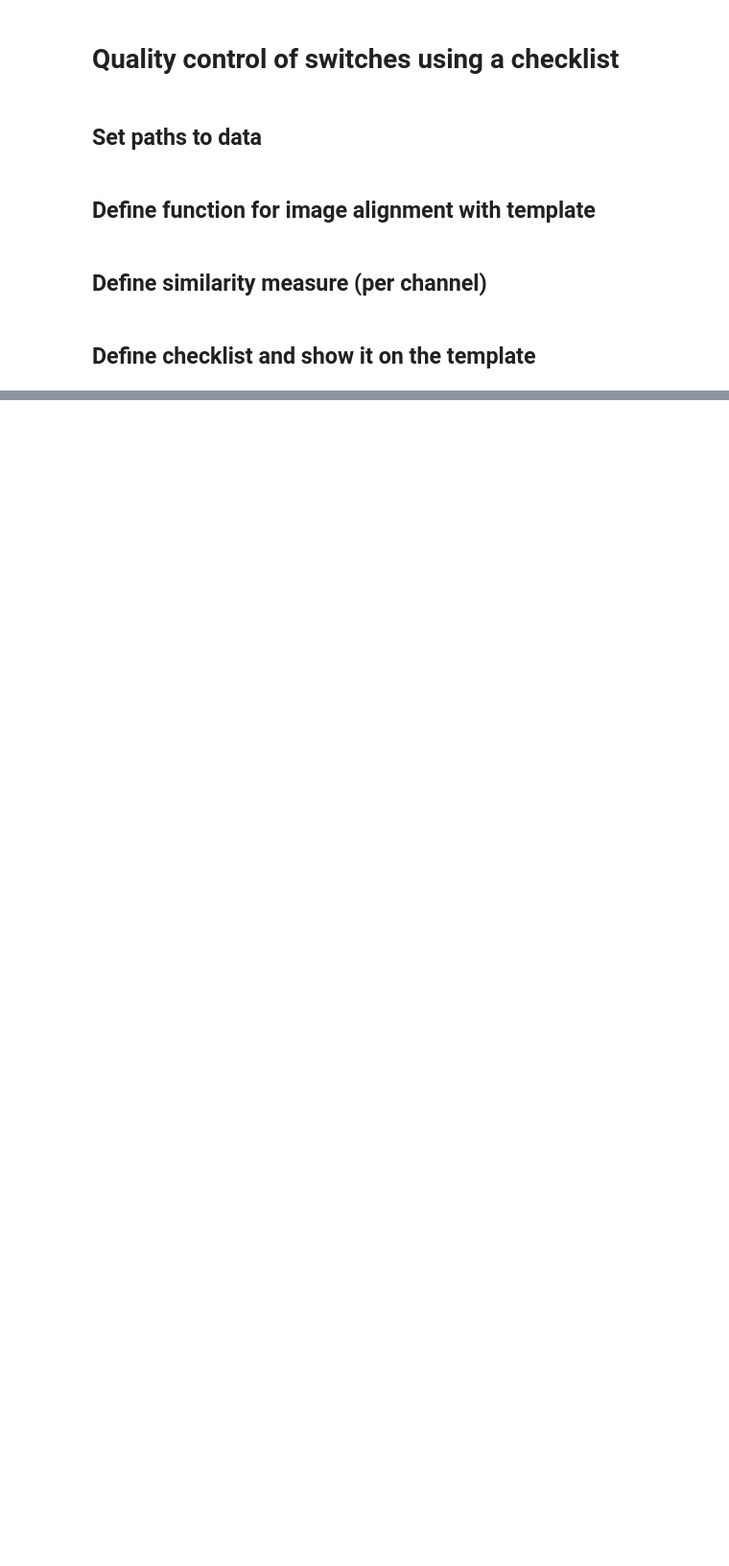
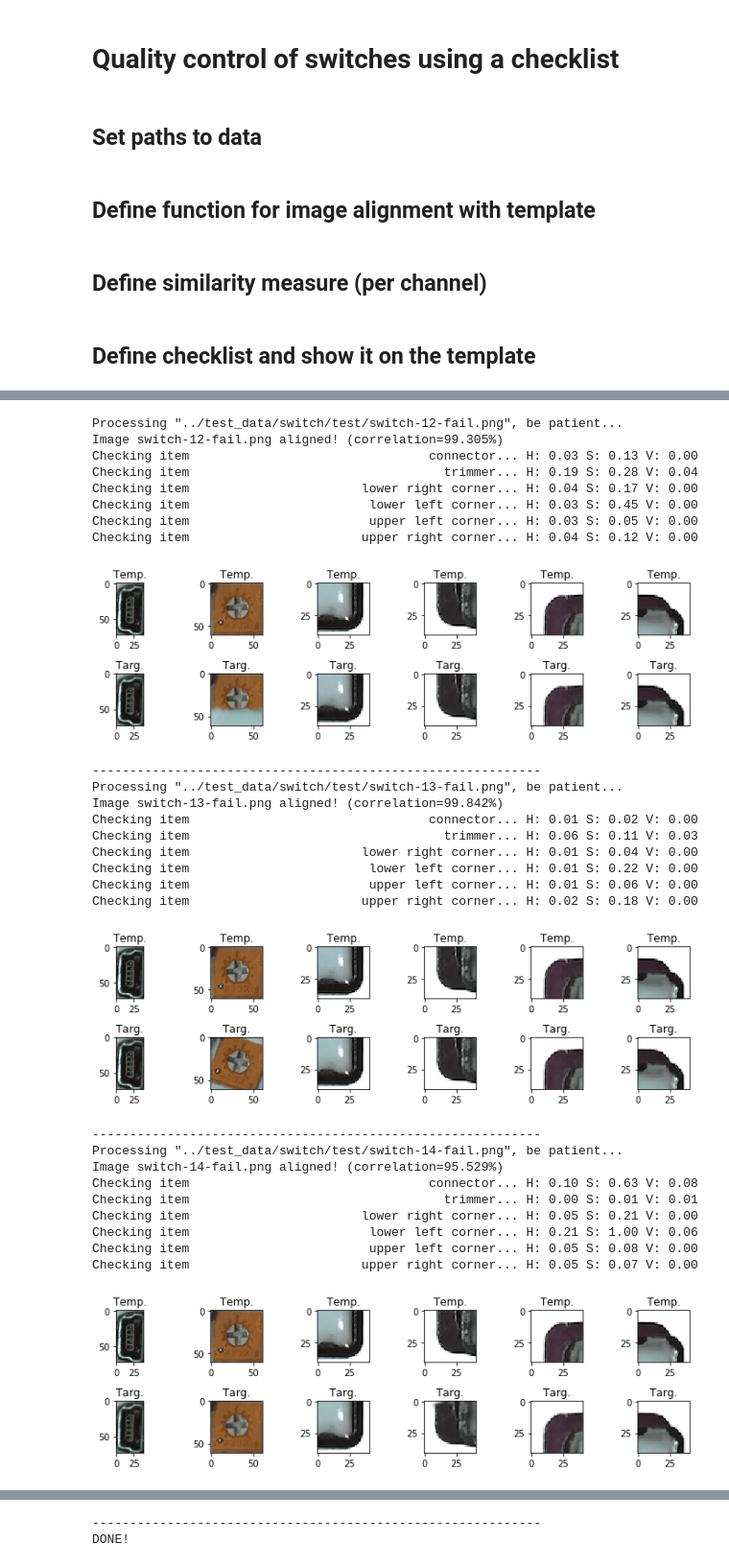
Before and after one commit to hofmanradek/quality_control, a Jupyter notebook: notebooks/switch_detector_component.ipynb, the cells around one changed output, grey strips where cells are left out. Shown at 96% size. Saved outputs shown, nothing was run; the diff lists cells and outputs as text; code cells hidden in the pictures; blank space fills up the shorter version.

Commit message:
first end-to-end solution, not perfect..

```diff
--- a/notebooks/switch_detector_component.ipynb
+++ b/notebooks/switch_detector_component.ipynb
@@ -209,0 +310,12 @@ ax.imshow(im2_aligned)
+# %%
+features = {}
+for k,v in checklist.items():
+    # first len(images_oks) are ok in all aspects
+    features[k] = []
+
+for k,v in checklist.items():
+    # first len(images_oks) are ok in all aspects
+    for H,S,V in zip(H_points, S_points, V_points):
+        features[k].append([H[k][0][0],S[k][0][0],V[k][0][0]])
+
+#pprint.pprint(features)
@@ -209,0 +430,2 @@ ax.imshow(im2_aligned)
+# %%
+images_test = sorted([os.path.join(TEST_DATA_PATH_TEST,x) for x in filter(lambda x: x.endswith('png'), os.listdir(TEST_DATA_PATH_TEST))])
@@ -209,0 +459,50 @@ ax.imshow(im2_aligned)
+# %%
+test_H_points = []
+test_S_points = []
+test_V_points = []
+
+test_aligned_images = []
+
+# loop over all images in out dataset
+for target in images_test:
+    print('Processing "%s", be patient...' % target)
+    H, S, V, aligned_test_image = process_target(template, target, plot=True, return_aligned=True)
+
+    # store results for later...
+    test_H_points.append(H)
+    test_S_points.append(S)
+    test_V_points.append(V)
+
+    test_aligned_images.append(aligned_test_image)
+
+print('DONE!')
+# %% [output]
+Processing "../test_data/switch/test/switch-12-fail.png", be patient...
+Image switch-12-fail.png aligned! (correlation=99.305%)
+Checking item                                connector... H: 0.03 S: 0.13 V: 0.00
+Checking item                                  trimmer... H: 0.19 S: 0.28 V: 0.04
+Checking item                       lower right corner... H: 0.04 S: 0.17 V: 0.00
+Checking item                        lower left corner... H: 0.03 S: 0.45 V: 0.00
+Checking item                        upper left corner... H: 0.03 S: 0.05 V: 0.00
+Checking item                       upper right corner... H: 0.04 S: 0.12 V: 0.00
+[figure, added]
+------------------------------------------------------------
+Processing "../test_data/switch/test/switch-13-fail.png", be patient...
+Image switch-13-fail.png aligned! (correlation=99.842%)
+Checking item                                connector... H: 0.01 S: 0.02 V: 0.00
+Checking item                                  trimmer... H: 0.06 S: 0.11 V: 0.03
+Checking item                       lower right corner... H: 0.01 S: 0.04 V: 0.00
+Checking item                        lower left corner... H: 0.01 S: 0.22 V: 0.00
+Checking item                        upper left corner... H: 0.01 S: 0.06 V: 0.00
+Checking item                       upper right corner... H: 0.02 S: 0.18 V: 0.00
+[figure, added]
+------------------------------------------------------------
+Processing "../test_data/switch/test/switch-14-fail.png", be patient...
+Image switch-14-fail.png aligned! (correlation=95.529%)
+Checking item                                connector... H: 0.10 S: 0.63 V: 0.08
+Checking item                                  trimmer... H: 0.00 S: 0.01 V: 0.01
+Checking item                       lower right corner... H: 0.05 S: 0.21 V: 0.00
+Checking item                        lower left corner... H: 0.21 S: 1.00 V: 0.06
+Checking item                        upper left corner... H: 0.05 S: 0.08 V: 0.00
+Checking item                       upper right corner... H: 0.05 S: 0.07 V: 0.00
+[figure, added]
@@ -209,0 +519,2 @@ ax.imshow(im2_aligned)
+------------------------------------------------------------
+DONE!
```
Also changed, not shown: parts of 52 cells of this notebook, 4 other files.
